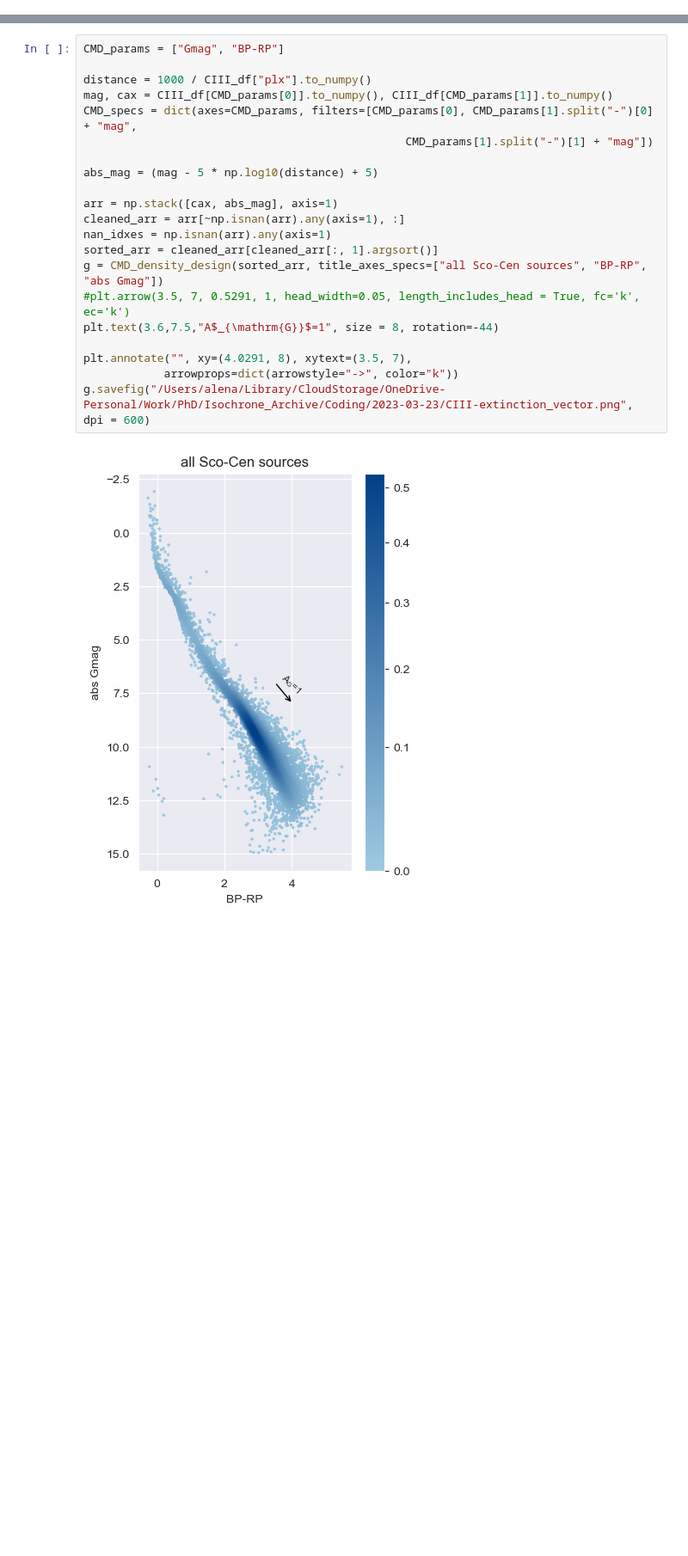
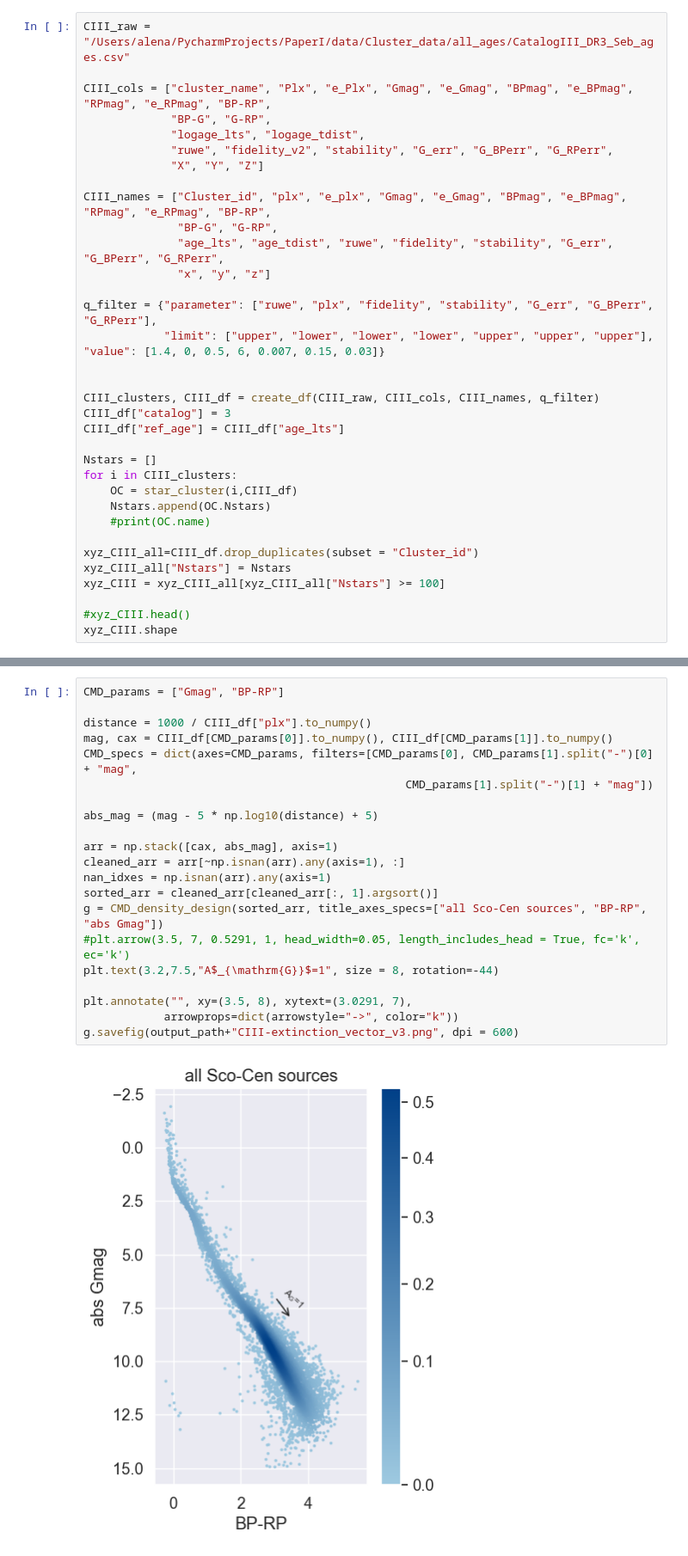
Before and after one commit to rottenstea/Empirical_isochrones, a Jupyter notebook: notebooks/XYZ_plots.ipynb, the cells around one changed output, grey strips where cells are left out. Shown at 86% size. Drawn from its saved outputs; the diff is of its cells as text; blank space fills up the shorter version.

```diff
--- a/notebooks/XYZ_plots.ipynb
+++ b/notebooks/XYZ_plots.ipynb
@@ -51,0 +95,34 @@ CI_clusters, CI_df = create_df(CI_raw, CI_cols, CI_names, q_filter)
+# %%
+CIII_raw = "/Users/alena/PycharmProjects/PaperI/data/Cluster_data/all_ages/CatalogIII_DR3_Seb_ages.csv"
+
+CIII_cols = ["cluster_name", "Plx", "e_Plx", "Gmag", "e_Gmag", "BPmag", "e_BPmag", "RPmag", "e_RPmag", "BP-RP",
+             "BP-G", "G-RP",
+             "logage_lts", "logage_tdist",
+             "ruwe", "fidelity_v2", "stability", "G_err", "G_BPerr", "G_RPerr",
+             "X", "Y", "Z"]
+
+CIII_names = ["Cluster_id", "plx", "e_plx", "Gmag", "e_Gmag", "BPmag", "e_BPmag", "RPmag", "e_RPmag", "BP-RP",
+              "BP-G", "G-RP",
+              "age_lts", "age_tdist", "ruwe", "fidelity", "stability", "G_err", "G_BPerr", "G_RPerr",
+              "x", "y", "z"]
+
+q_filter = {"parameter": ["ruwe", "plx", "fidelity", "stability", "G_err", "G_BPerr", "G_RPerr"],
+            "limit": ["upper", "lower", "lower", "lower", "upper", "upper", "upper"], "value": [1.4, 0, 0.5, 6, 0.007, 0.15, 0.03]}
+
+
+CIII_clusters, CIII_df = create_df(CIII_raw, CIII_cols, CIII_names, q_filter)
+CIII_df["catalog"] = 3
+CIII_df["ref_age"] = CIII_df["age_lts"]
+
+Nstars = []
+for i in CIII_clusters:
+    OC = star_cluster(i,CIII_df)
+    Nstars.append(OC.Nstars)
+    #print(OC.name)
+
+xyz_CIII_all=CIII_df.drop_duplicates(subset = "Cluster_id")
+xyz_CIII_all["Nstars"] = Nstars
+xyz_CIII = xyz_CIII_all[xyz_CIII_all["Nstars"] >= 100]
+
+#xyz_CIII.head()
+xyz_CIII.shape
@@ -92,23 +363,23 @@ CIII_clusters, CIII_df = create_df(CIII_raw, CIII_cols, CIII_names, q_filter)
 # %%
 CMD_params = ["Gmag", "BP-RP"]
 
 distance = 1000 / CIII_df["plx"].to_numpy()
 mag, cax = CIII_df[CMD_params[0]].to_numpy(), CIII_df[CMD_params[1]].to_numpy()
 CMD_specs = dict(axes=CMD_params, filters=[CMD_params[0], CMD_params[1].split("-")[0] + "mag",
                                                 CMD_params[1].split("-")[1] + "mag"])
 
 abs_mag = (mag - 5 * np.log10(distance) + 5)
 
 arr = np.stack([cax, abs_mag], axis=1)
 cleaned_arr = arr[~np.isnan(arr).any(axis=1), :]
 nan_idxes = np.isnan(arr).any(axis=1)
 sorted_arr = cleaned_arr[cleaned_arr[:, 1].argsort()]
 g = CMD_density_design(sorted_arr, title_axes_specs=["all Sco-Cen sources", "BP-RP", "abs Gmag"])
 #plt.arrow(3.5, 7, 0.5291, 1, head_width=0.05, length_includes_head = True, fc='k', ec='k')
-plt.text(3.6,7.5,"A$_{\mathrm{G}}$=1", size = 8, rotation=-44)
+plt.text(3.2,7.5,"A$_{\mathrm{G}}$=1", size = 8, rotation=-44)
 
-plt.annotate("", xy=(4.0291, 8), xytext=(3.5, 7),
+plt.annotate("", xy=(3.5, 8), xytext=(3.0291, 7),
             arrowprops=dict(arrowstyle="->", color="k"))
-g.savefig("/Users/alena/Library/CloudStorage/OneDrive-Personal/Work/PhD/Isochrone_Archive/Coding/2023-03-23/CIII-extinction_vector.png", dpi = 600)
+g.savefig(output_path+"CIII-extinction_vector_v3.png", dpi = 600)
 # %% [output]
-[figure, old version]
+[figure, new version]
```
Also changed, not shown: parts of 22 cells of this notebook, 7 other files.
